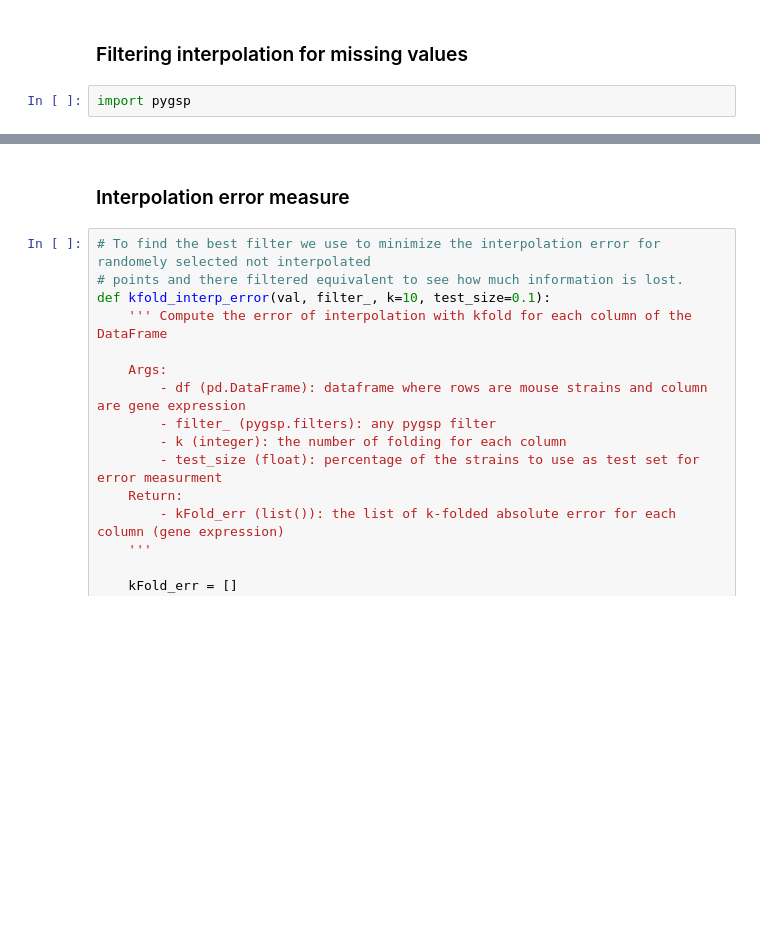
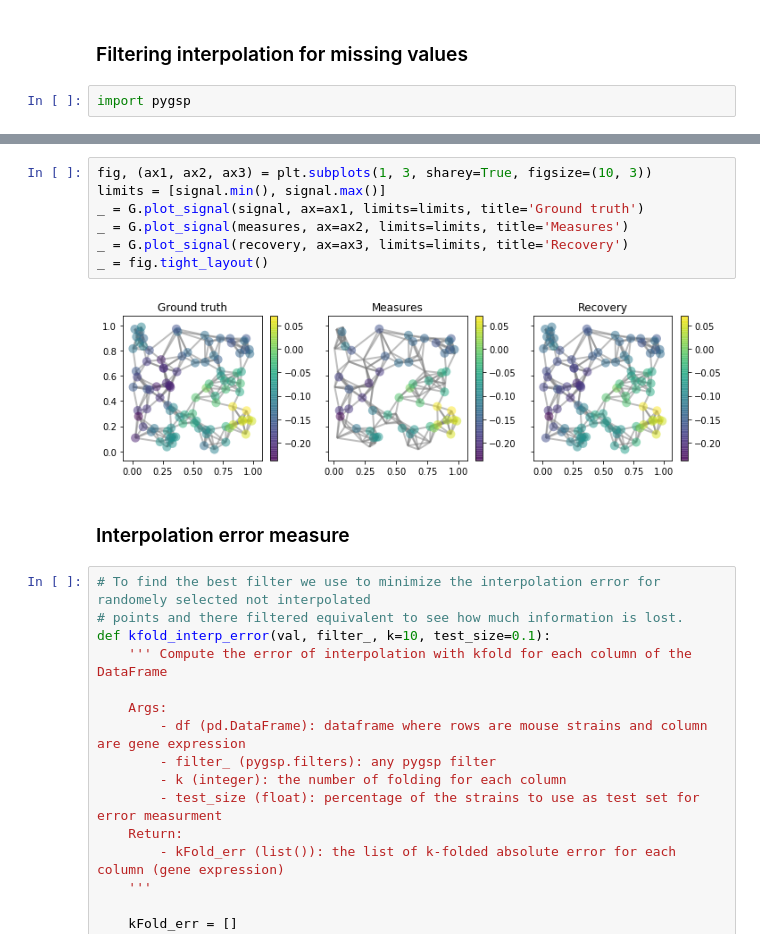
Before and after one commit to raphaelreiss/Network_tour_of_mice_genetics, a Jupyter notebook: Graph_Analysis_Mice_Genetics.ipynb, the cells around one changed output, grey strips where cells are left out. Saved outputs shown, nothing was run; the diff lists cells and outputs as text; blank space fills up the shorter version.

```diff
--- a/Graph_Analysis_Mice_Genetics.ipynb
+++ b/Graph_Analysis_Mice_Genetics.ipynb
@@ -786,3 +880,12 @@ array([[7.168     , 9.642     , 7.325     , ..., 9.883     , 7.106     ,
+# %%
+fig, (ax1, ax2, ax3) = plt.subplots(1, 3, sharey=True, figsize=(10, 3))
+limits = [signal.min(), signal.max()]
+_ = G.plot_signal(signal, ax=ax1, limits=limits, title='Ground truth')
+_ = G.plot_signal(measures, ax=ax2, limits=limits, title='Measures')
+_ = G.plot_signal(recovery, ax=ax3, limits=limits, title='Recovery')
+_ = fig.tight_layout()
+# %% [output]
+[figure, added]
 # %% [markdown]
 ### Interpolation error measure
 # %%
```
Also changed, not shown: parts of 15 cells of this notebook.
